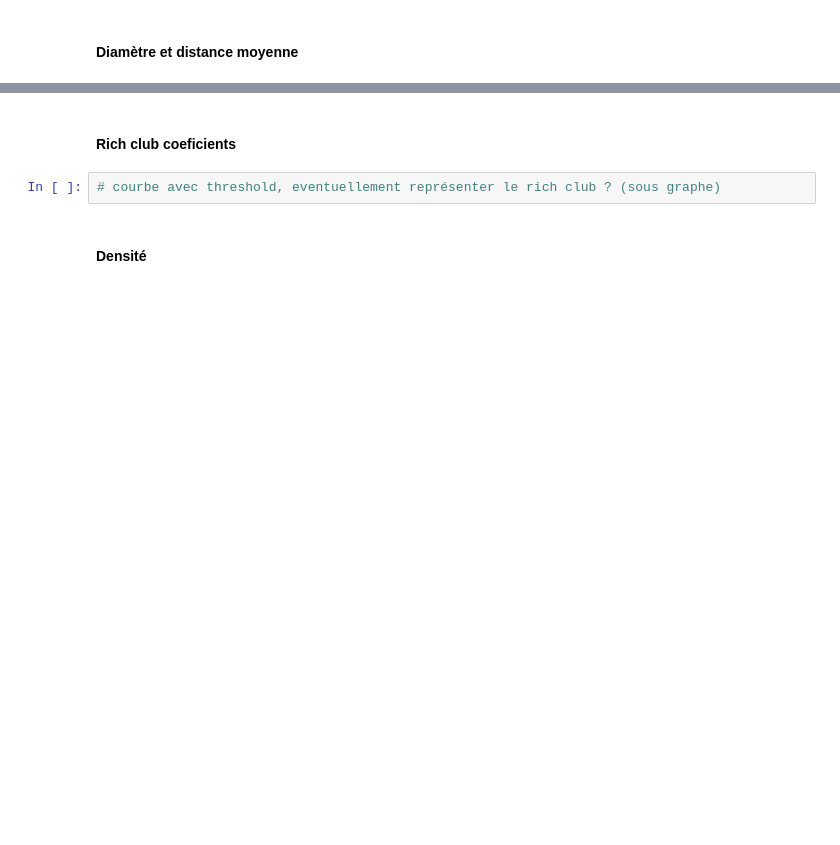
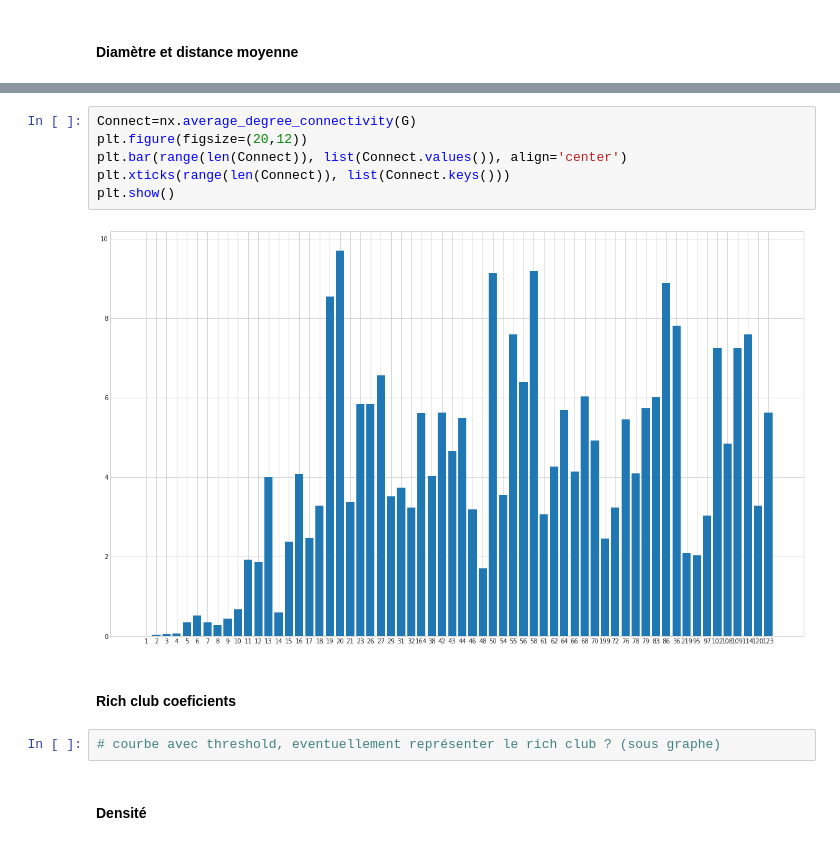
Before and after one commit to Belzenef/TCSP, a Jupyter notebook: Exercice1.ipynb, the cells around one changed output, grey strips where cells are left out. Cells and saved outputs as stored; diff of their text form; blank space fills up the shorter version.

```diff
--- a/Exercice1.ipynb
+++ b/Exercice1.ipynb
@@ -136,3 +169,11 @@ for d in Deg:
+# %%
+Connect=nx.average_degree_connectivity(G)
+plt.figure(figsize=(20,12))
+plt.bar(range(len(Connect)), list(Connect.values()), align='center')
+plt.xticks(range(len(Connect)), list(Connect.keys()))
+plt.show()
+# %% [output]
+[figure, added]
 # %% [markdown]
 #### Rich club coeficients
 # %%
```
Also changed, not shown: parts of 13 cells of this notebook.
